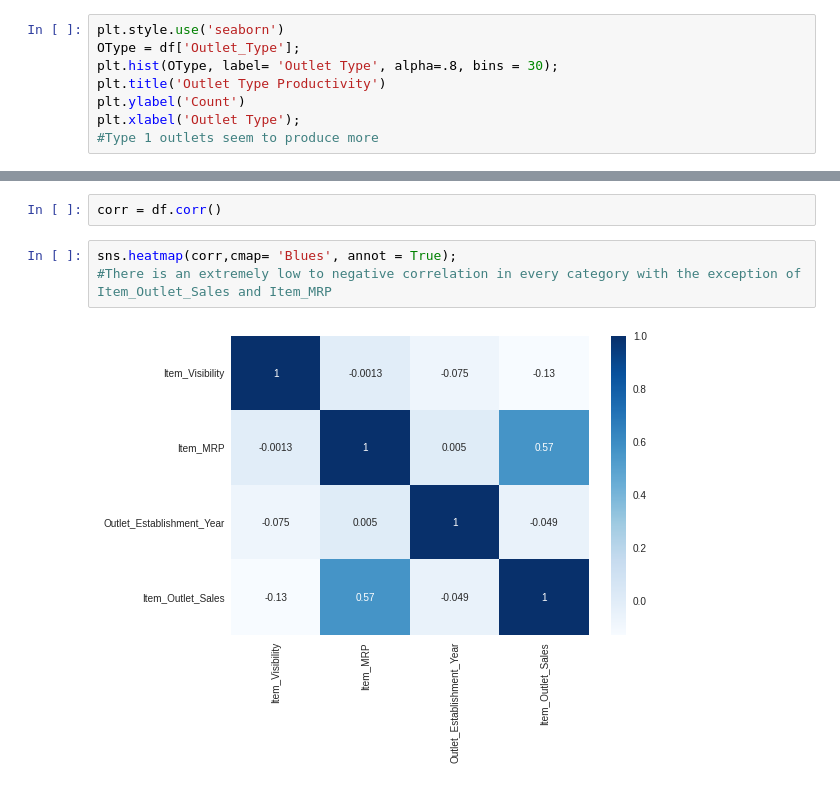
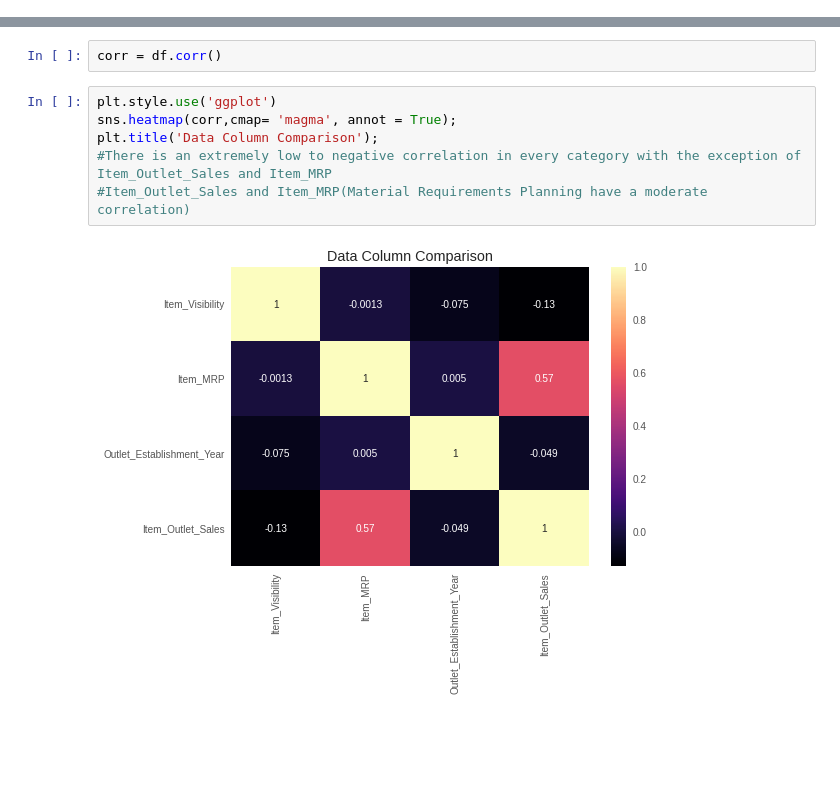
Before and after one commit to CheyQ27/Grocery-Sales, a Jupyter notebook: Sales_Predictions.ipynb, the cells around one changed output, grey strips where cells are left out. Cells and saved outputs as stored; diff of their text form; blank space fills up the shorter version.

```diff
--- a/Sales_Predictions.ipynb
+++ b/Sales_Predictions.ipynb
@@ -223,11 +245,3 @@ df.describe().round(2)
 | 50% | 0.05 | 143.01 | 1999.00 | 1794.33 |
 | 75% | 0.09 | 185.64 | 2004.00 | 3101.30 |
 | max | 0.33 | 266.89 | 2009.00 | 13086.96 |
-# %%
-plt.style.use('seaborn')
-OType = df['Outlet_Type'];
-plt.hist(OType, label= 'Outlet Type', alpha=.8, bins = 30);
-plt.title('Outlet Type Productivity')
-plt.ylabel('Count')
-plt.xlabel('Outlet Type');
-#Type 1 outlets seem to produce more
@@ -245,7 +248,10 @@ plt.xlabel('Outlet Sales ');
 # %%
 corr = df.corr()
 # %%
-sns.heatmap(corr,cmap= 'Blues', annot = True);
+plt.style.use('ggplot')
+sns.heatmap(corr,cmap= 'magma', annot = True);
+plt.title('Data Column Comparison');
 #There is an extremely low to negative correlation in every category with the exception of Item_Outlet_Sales and Item_MRP
+#Item_Outlet_Sales and Item_MRP(Material Requirements Planning have a moderate correlation)
 # %% [output]
-[figure, old version]
+[figure, new version]
```
Also changed, not shown: parts of 20 cells of this notebook.
